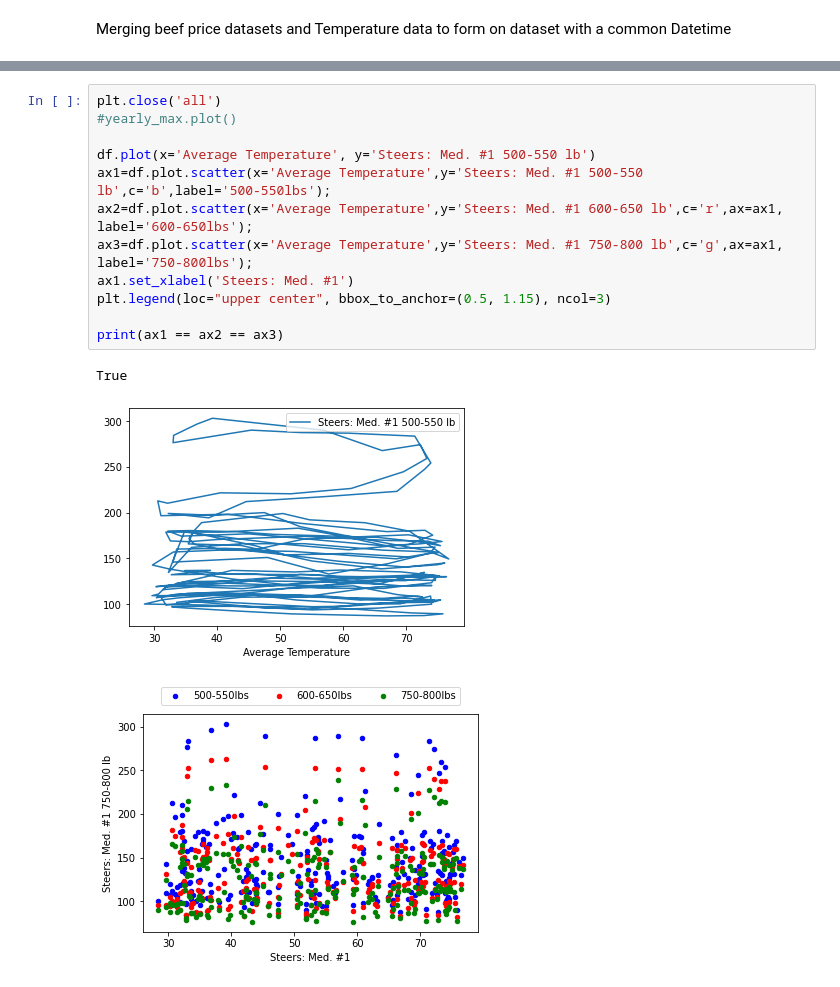
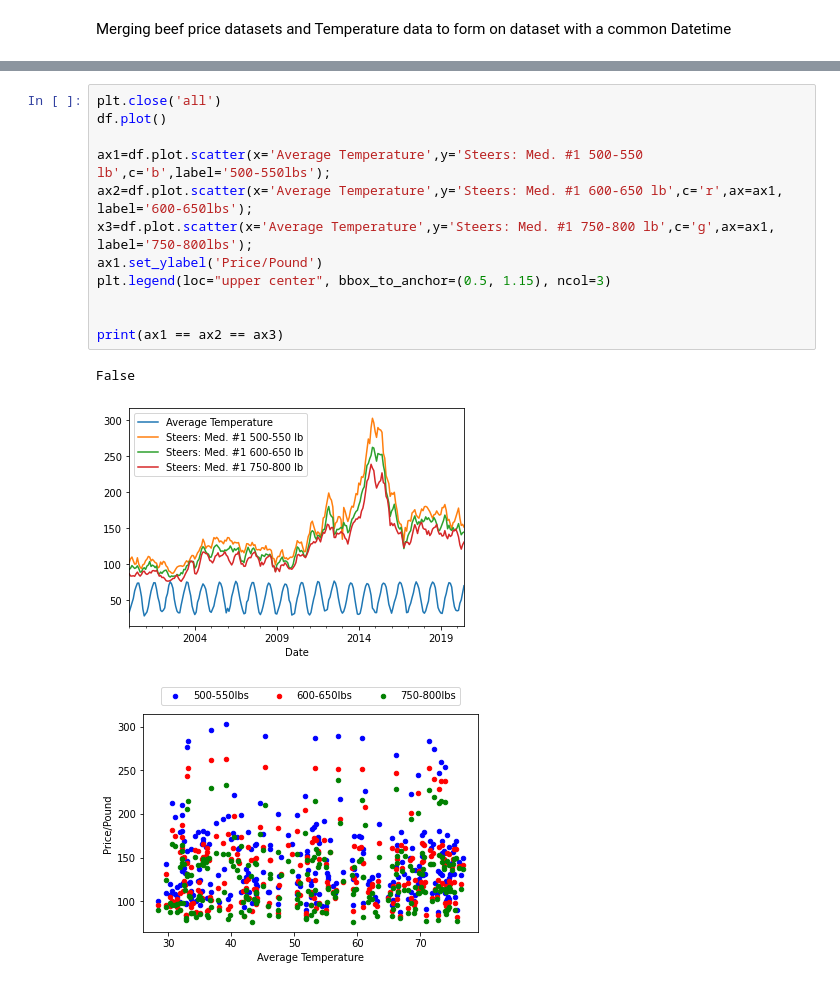
Before and after one commit to m677s345/EECS731_MS_Project1, a Jupyter notebook: EECS731_project1_pandas.ipynb, the cells around one changed output, grey strips where cells are left out. Cells and saved outputs as stored; diff of their text form.

```diff
--- a/EECS731_project1_pandas.ipynb
+++ b/EECS731_project1_pandas.ipynb
@@ -184,16 +58,16 @@ Graphical representration of the average temperature(monthly) and the price of m
 # %%
 plt.close('all')
-#yearly_max.plot()
+df.plot()
 
-df.plot(x='Average Temperature', y='Steers: Med. #1 500-550 lb')
 ax1=df.plot.scatter(x='Average Temperature',y='Steers: Med. #1 500-550 lb',c='b',label='500-550lbs');
 ax2=df.plot.scatter(x='Average Temperature',y='Steers: Med. #1 600-650 lb',c='r',ax=ax1, label='600-650lbs');
-ax3=df.plot.scatter(x='Average Temperature',y='Steers: Med. #1 750-800 lb',c='g',ax=ax1, label='750-800lbs');
-ax1.set_xlabel('Steers: Med. #1')
+x3=df.plot.scatter(x='Average Temperature',y='Steers: Med. #1 750-800 lb',c='g',ax=ax1, label='750-800lbs');
+ax1.set_ylabel('Price/Pound')
 plt.legend(loc="upper center", bbox_to_anchor=(0.5, 1.15), ncol=3)
 
+
 print(ax1 == ax2 == ax3)
 # %% [output]
-True
+False
-[figure, old version]
+[figure, new version]
-[figure, old version]
+[figure, new version]
```
Also changed, not shown: parts of 11 cells of this notebook.
